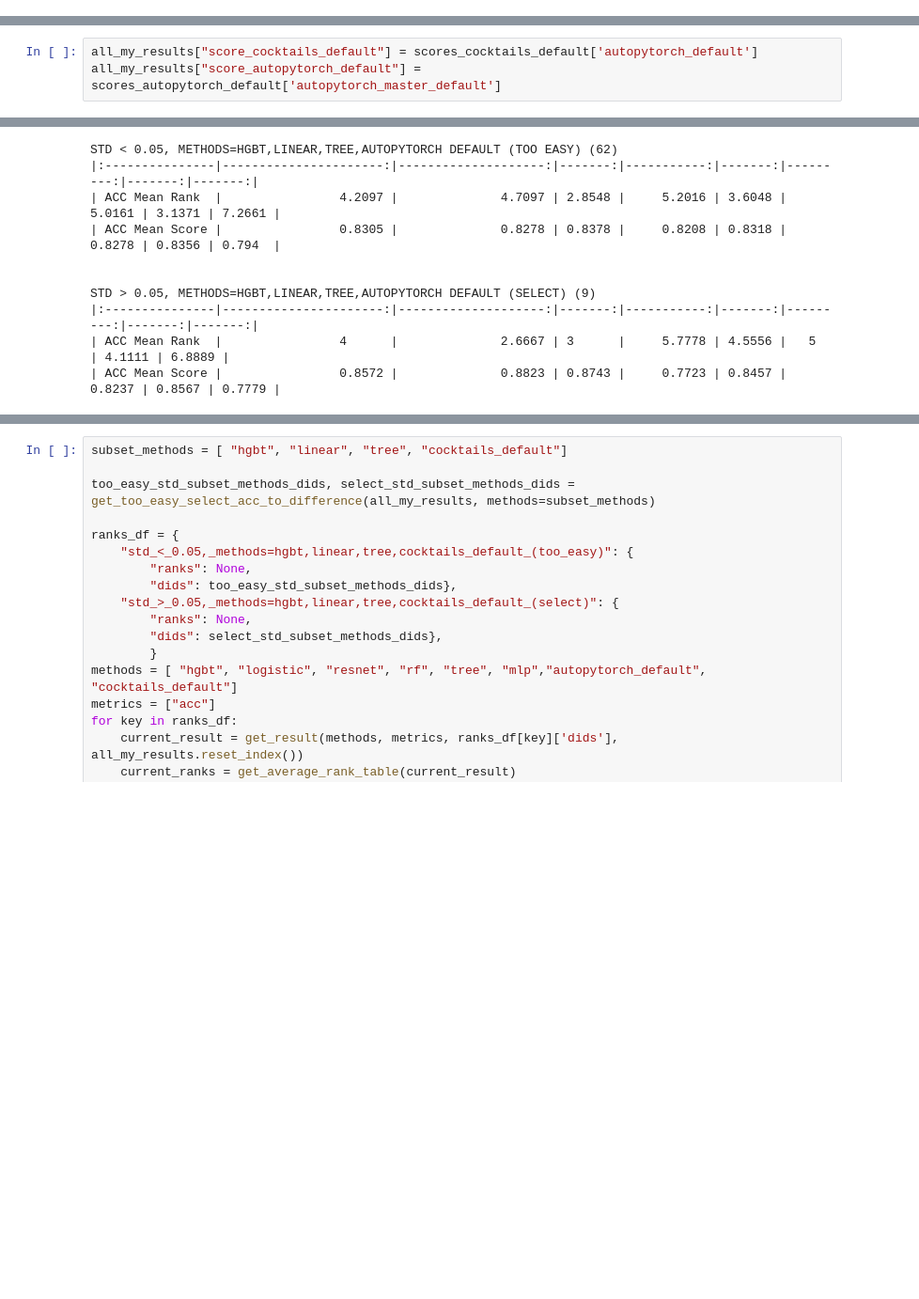
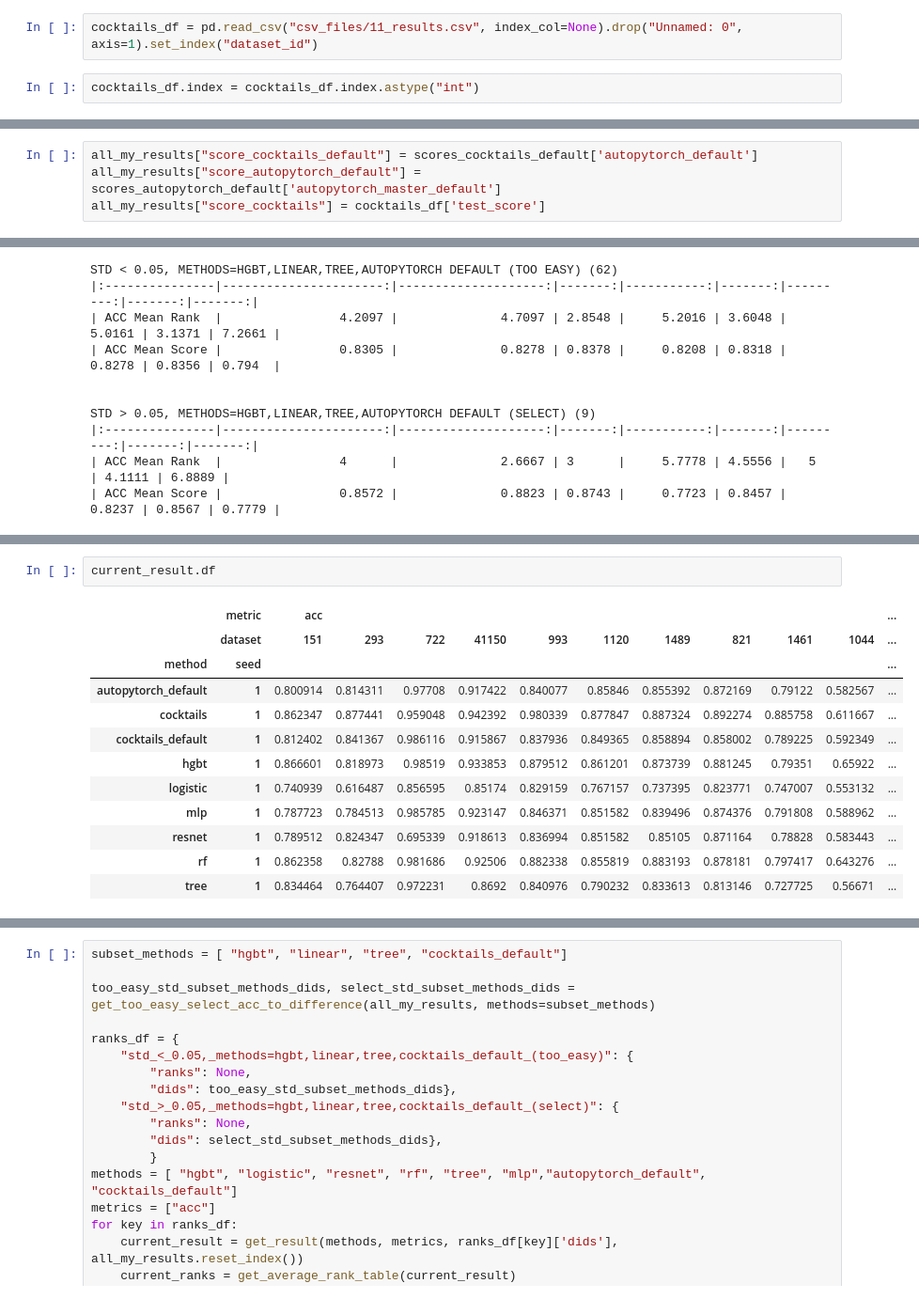
Before and after one commit to ravinkohli/tabular-benchmark, a Jupyter notebook: autopytorch_defaults.ipynb, the cells around one changed output, grey strips where cells are left out. Shown: that part at 94% size. Cells and saved outputs as stored; diff of their text form; blank space fills up the shorter version.

Commit message:
working autopytorch random search

```diff
--- a/autopytorch_defaults.ipynb
+++ b/autopytorch_defaults.ipynb
@@ -57,3 +57,7 @@ for id in scores_cocktails_default_failed.index:
 autopytorch_default_df = get_autopytorch_results_df("csv_files/results_autopytorch_master_default_remaining.csv")
 scores_autopytorch_default = autopytorch_default_df.groupby('method').mean().T.loc[('score')]
 scores_autopytorch_default.index = scores_autopytorch_default.index.astype("int")
+# %%
+cocktails_df = pd.read_csv("csv_files/11_results.csv", index_col=None).drop("Unnamed: 0", axis=1).set_index("dataset_id")
+# %%
+cocktails_df.index = cocktails_df.index.astype("int")
@@ -62,6 +70,7 @@ all_my_results = pd.read_csv("csv_files/all_my_results_remaining.csv", index_col
 # %%
 all_my_results["score_cocktails_default"] = scores_cocktails_default['autopytorch_default']
 all_my_results["score_autopytorch_default"] = scores_autopytorch_default['autopytorch_master_default']
+all_my_results["score_cocktails"] = cocktails_df['test_score']
 # %%
 all_my_results
 # %% [output]
@@ -382,0 +421,15 @@ STD > 0.05, METHODS=HGBT,LINEAR,TREE,AUTOPYTORCH DEFAULT (SELECT) (9)
+# %%
+current_result.df
+# %% [output]
+|  | metric | acc |  |  |  |  |  |  |  |  |  | ... |
+|  | dataset | 151 | 293 | 722 | 41150 | 993 | 1120 | 1489 | 821 | 1461 | 1044 | ... |
+| method | seed |  |  |  |  |  |  |  |  |  |  | ... |
+| autopytorch_default | 1 | 0.800914 | 0.814311 | 0.97708 | 0.917422 | 0.840077 | 0.85846 | 0.855392 | 0.872169 | 0.79122 | 0.582567 | ... |
+| cocktails | 1 | 0.862347 | 0.877441 | 0.959048 | 0.942392 | 0.980339 | 0.877847 | 0.887324 | 0.892274 | 0.885758 | 0.611667 | ... |
+| cocktails_default | 1 | 0.812402 | 0.841367 | 0.986116 | 0.915867 | 0.837936 | 0.849365 | 0.858894 | 0.858002 | 0.789225 | 0.592349 | ... |
+| hgbt | 1 | 0.866601 | 0.818973 | 0.98519 | 0.933853 | 0.879512 | 0.861201 | 0.873739 | 0.881245 | 0.79351 | 0.65922 | ... |
+| logistic | 1 | 0.740939 | 0.616487 | 0.856595 | 0.85174 | 0.829159 | 0.767157 | 0.737395 | 0.823771 | 0.747007 | 0.553132 | ... |
+| mlp | 1 | 0.787723 | 0.784513 | 0.985785 | 0.923147 | 0.846371 | 0.851582 | 0.839496 | 0.874376 | 0.791808 | 0.588962 | ... |
+| resnet | 1 | 0.789512 | 0.824347 | 0.695339 | 0.918613 | 0.836994 | 0.851582 | 0.85105 | 0.871164 | 0.78828 | 0.583443 | ... |
+| rf | 1 | 0.862358 | 0.82788 | 0.981686 | 0.92506 | 0.882338 | 0.855819 | 0.883193 | 0.878181 | 0.797417 | 0.643276 | ... |
+| tree | 1 | 0.834464 | 0.764407 | 0.972231 | 0.8692 | 0.840976 | 0.790232 | 0.833613 | 0.813146 | 0.727725 | 0.56671 | ... |
```
Also changed, not shown: parts of 4 cells of this notebook, 3 other files.
